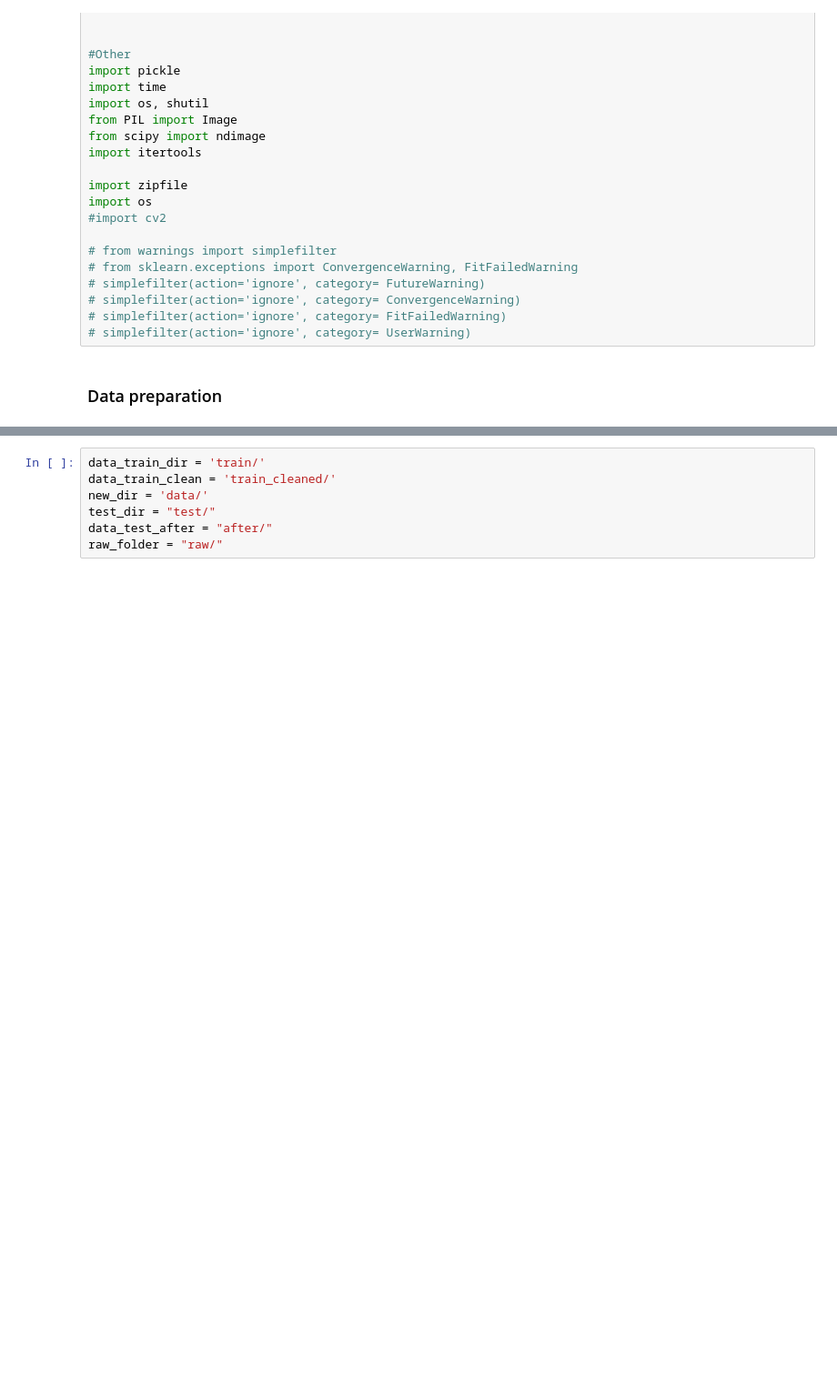
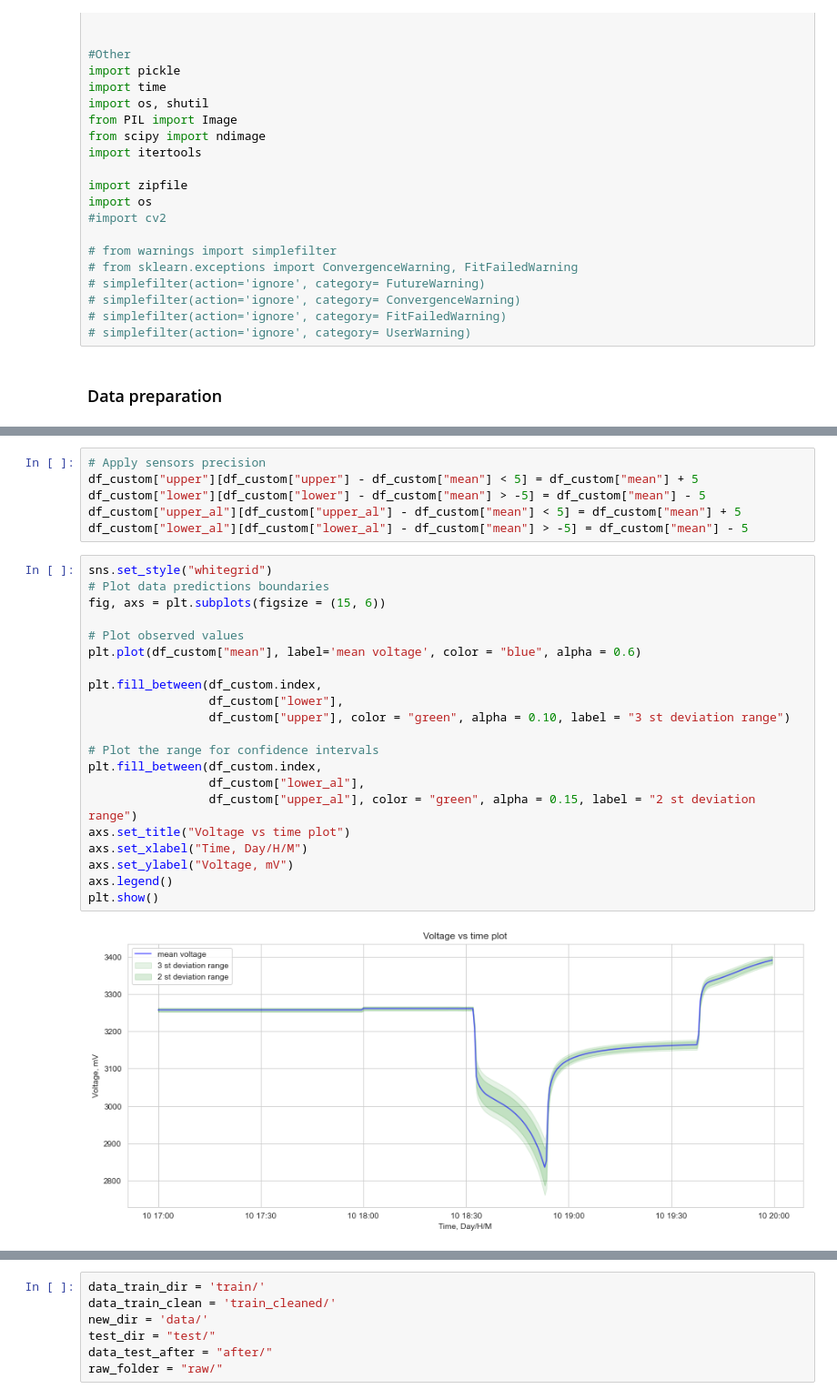
Before and after one commit to 314ka4y/Anomaly-detection-project, a Jupyter notebook: Anomaly_detection.ipynb, the cells around one changed output, grey strips where cells are left out. Shown at 91% size. Drawn from its saved outputs; the diff is of its cells as text; blank space fills up the shorter version.

```diff
--- a/Anomaly_detection.ipynb
+++ b/Anomaly_detection.ipynb
@@ -1027,0 +655,29 @@ final_df.plot()
+# %%
+# Apply sensors precision
+df_custom["upper"][df_custom["upper"] - df_custom["mean"] < 5] = df_custom["mean"] + 5
+df_custom["lower"][df_custom["lower"] - df_custom["mean"] > -5] = df_custom["mean"] - 5
+df_custom["upper_al"][df_custom["upper_al"] - df_custom["mean"] < 5] = df_custom["mean"] + 5
+df_custom["lower_al"][df_custom["lower_al"] - df_custom["mean"] > -5] = df_custom["mean"] - 5
+# %%
+sns.set_style("whitegrid")
+# Plot data predictions boundaries
+fig, axs = plt.subplots(figsize = (15, 6))
+
+# Plot observed values
+plt.plot(df_custom["mean"], label='mean voltage', color = "blue", alpha = 0.6)
+
+plt.fill_between(df_custom.index,
+                 df_custom["lower"],
+                 df_custom["upper"], color = "green", alpha = 0.10, label = "3 st deviation range")
+
+# Plot the range for confidence intervals
+plt.fill_between(df_custom.index,
+                 df_custom["lower_al"],
+                 df_custom["upper_al"], color = "green", alpha = 0.15, label = "2 st deviation range")
+axs.set_title("Voltage vs time plot")
+axs.set_xlabel("Time, Day/H/M")
+axs.set_ylabel("Voltage, mV")
+axs.legend()
+plt.show()
+# %% [output]
+[figure, added]
```
Also changed, not shown: parts of 186 cells of this notebook.
